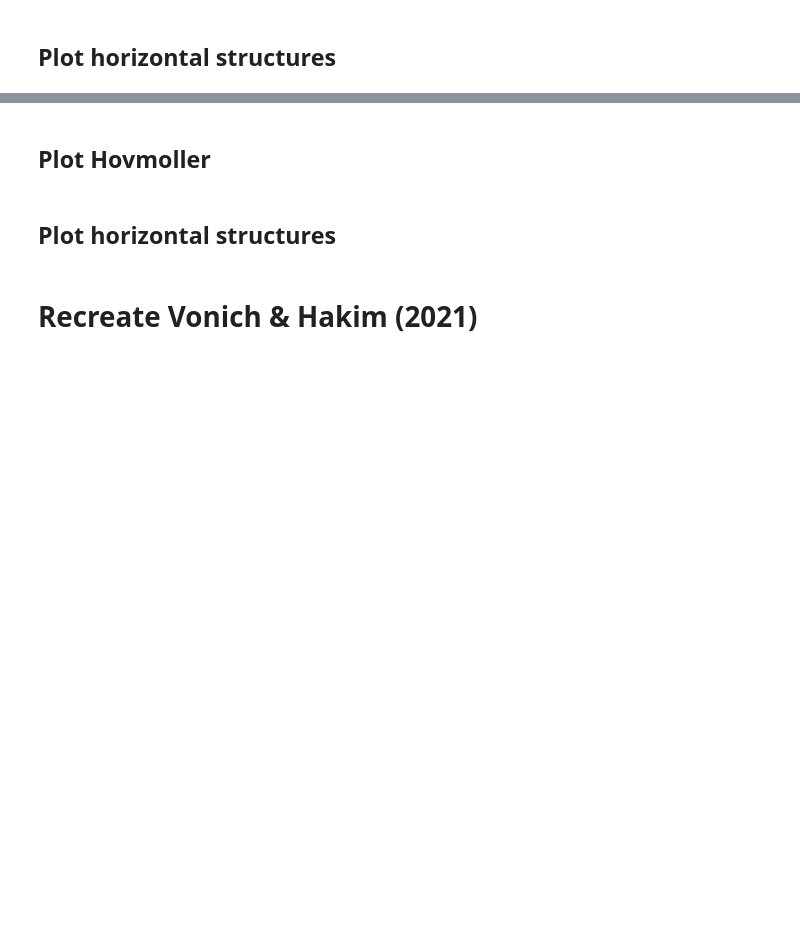
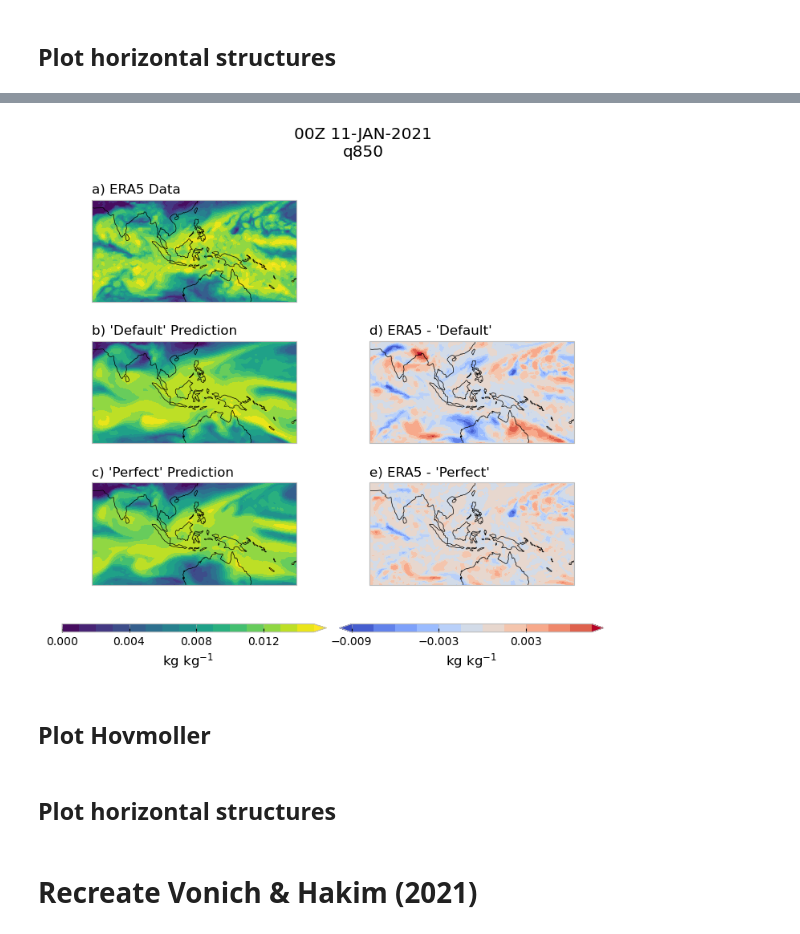
Before and after one commit to spencer-ressel/thesis-work, a Jupyter notebook: python/graphcast/data_processing.ipynb, the cells around one changed output, grey strips where cells are left out. Cells and saved outputs as stored; diff of their text form; code cells hidden in the pictures; blank space fills up the shorter version.

```diff
--- a/python/graphcast/data_processing.ipynb
+++ b/python/graphcast/data_processing.ipynb
@@ -787,11 +816,11 @@ logger.info("Finished")
 ## Plot horizontal structures
 # %%
 # time_to_plot = "2020-10-01T00"
-time_to_plot = "2021-01-01T06"
+time_to_plot = "2021-01-11T00"
 variable_to_plot = 'specific_humidity'
-level_to_plot = 700
+level_to_plot = 850
 
-SAVE_FIG = True
+SAVE_FIG = False
 PLOT_MODE = "slides"
 FIG_LAYOUT = 'full'
 plt.style.use('bmh')
@@ -936,3 +965,4 @@ else:
 
 logger.info("Finished")
 plt.show()
+# %% [output]
@@ -939,3 +973,4 @@ plt.show()
+[figure, added]
 # %%
 # time_to_plot = "2021-01-06T00"
 time_to_plot = "2020-10-01T00"
```
Also changed, not shown: parts of 6 cells of this notebook, 12 other files.
